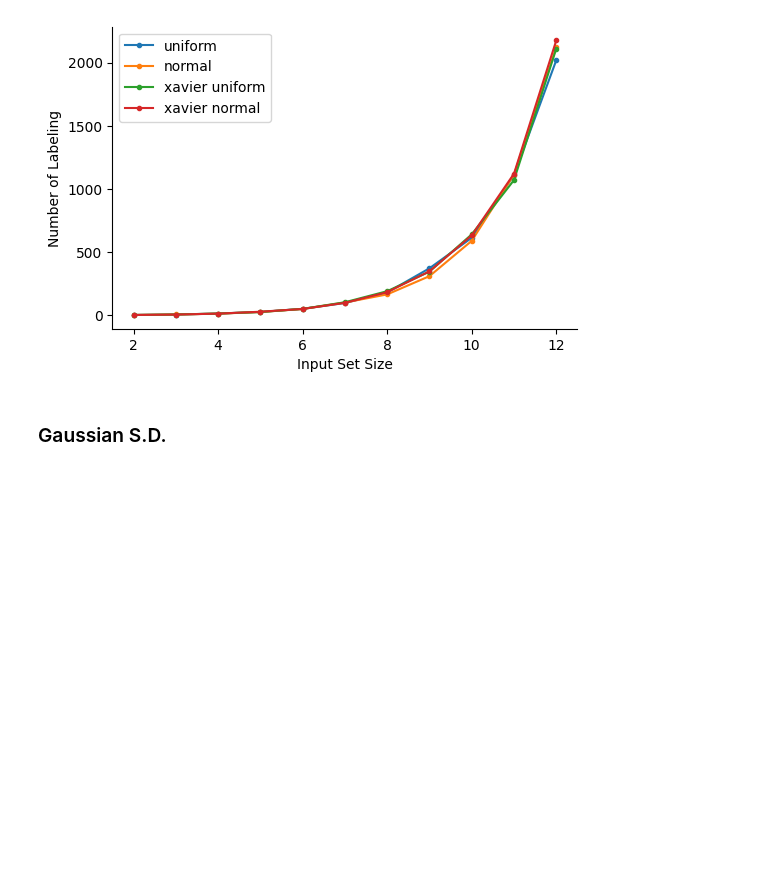
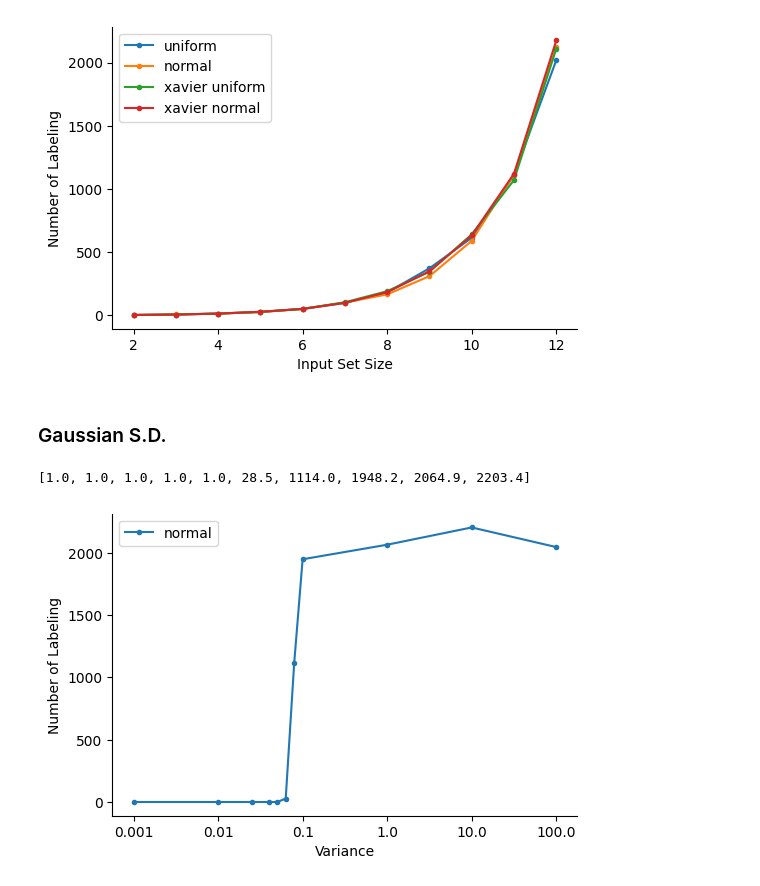
Before and after one commit to lingqiz/CIS-625-CIS-625-ThryML, a Jupyter notebook: VC_Dimension.ipynb, the cells around one changed output. Drawn from its saved outputs; the diff is of its cells as text; code cells hidden in the pictures; blank space fills up the shorter version.

```diff
--- a/VC_Dimension.ipynb
+++ b/VC_Dimension.ipynb
@@ -647,7 +647,7 @@ plt.show()
 ### Gaussian S.D.
 # %%
 model = create_network(4, n_mid=25, n_layer=10)
-sd_seq = [-3, -2, -1.6, -1.4, -1.3, -1.2, -1.1, -1, 0, 1]
+sd_seq = [-3, -2, -1.6, -1.4, -1.3, -1.2, -1.1, -1, 0, 1, 2]
 
 count = []
 for idx in range(len(sd_seq)):
@@ -661,3 +661,29 @@ for idx in range(len(sd_seq)):
     count.append(vc_dimension(model, weight_gaussian, input_x, n_input=12))
 
 print(count)
+# %% [output]
+[1.0, 1.0, 1.0, 1.0, 1.0, 28.5, 1114.0, 1948.2, 2064.9, 2203.4]
+# %%
+# Figure format
+ax = plt.subplot(111)
+
+# Hide the right and top spines
+ax.spines['right'].set_visible(False)
+ax.spines['top'].set_visible(False)
+
+# Only show ticks on the left and bottom spines
+ax.yaxis.set_ticks_position('left')
+ax.xaxis.set_ticks_position('bottom')
+
+plt.plot(sd_seq, count, '.-', label='normal')
+
+plt.xlabel('Variance')
+plt.ylabel('Number of Labeling')
+
+ax.set_xticks(np.arange(-3, 2.1, 1.0))
+ax.set_xticklabels([10 ** n for n in np.arange(-3, 2.1, 1.0)])
+
+ax.legend()
+plt.show()
+# %% [output]
+[figure, added]
```
Also changed, not shown: 1 other file.
